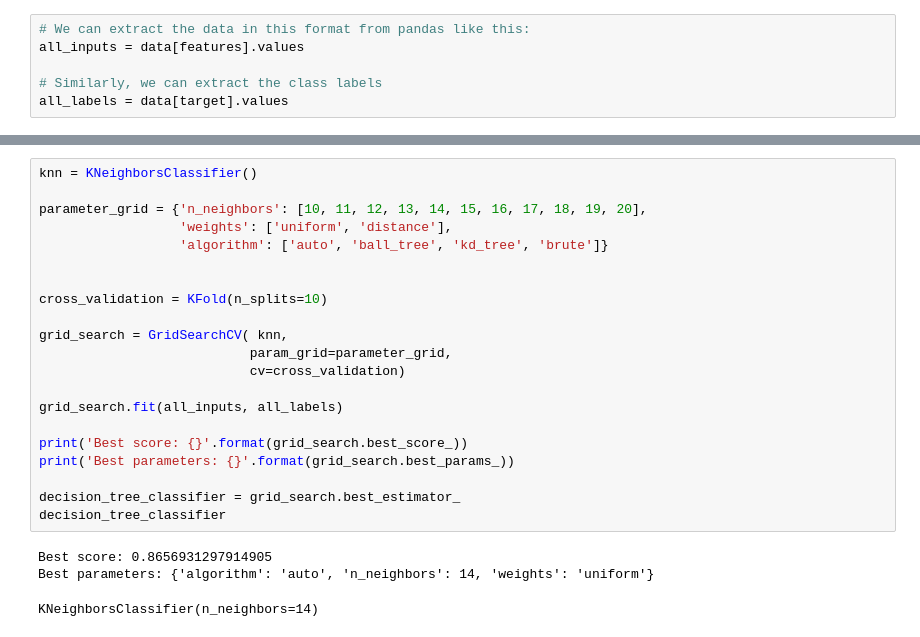
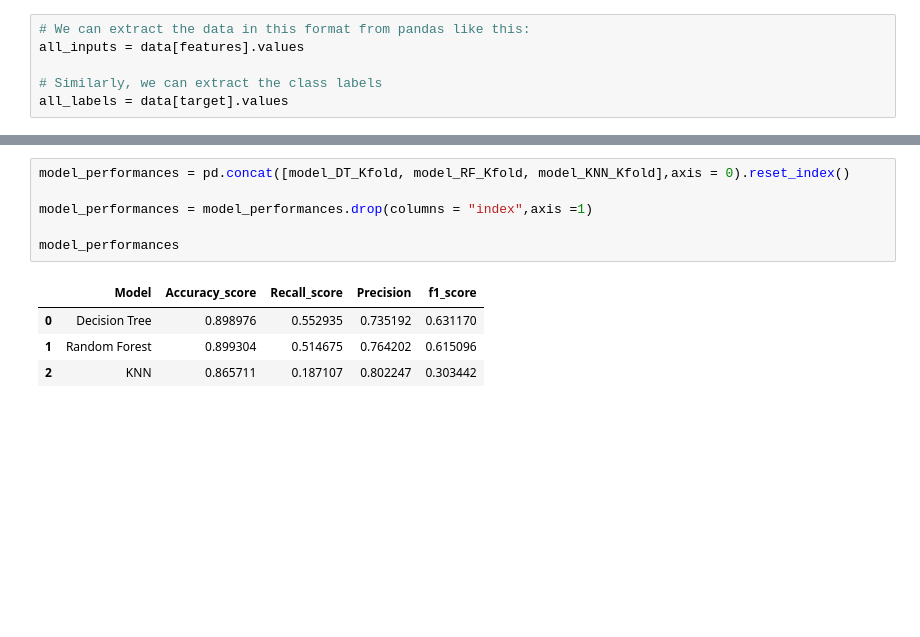
Before and after one commit to Joanaigs/Predict-Shopper-Behaviour-IA-Proj2, a Jupyter notebook: notebook.ipynb, the cells around one changed output, grey strips where cells are left out. Cells and saved outputs as stored; diff of their text form; blank space fills up the shorter version.

```diff
--- a/notebook.ipynb
+++ b/notebook.ipynb
@@ -244,25 +358,11 @@ trainingRepetitions(KNeighborsClassifier(n_neighbors=14))
-# %%
-knn = KNeighborsClassifier()
-
-parameter_grid = {'n_neighbors': [10, 11, 12, 13, 14, 15, 16, 17, 18, 19, 20],
-                  'weights': ['uniform', 'distance'],
-                  'algorithm': ['auto', 'ball_tree', 'kd_tree', 'brute']}
-
-
-cross_validation = KFold(n_splits=10)
-
-grid_search = GridSearchCV( knn,
-                           param_grid=parameter_grid,
-                           cv=cross_validation)
-
-grid_search.fit(all_inputs, all_labels)
-
-print('Best score: {}'.format(grid_search.best_score_))
-print('Best parameters: {}'.format(grid_search.best_params_))
-
-decision_tree_classifier = grid_search.best_estimator_
-decision_tree_classifier
-# %% [output]
-Best score: 0.8656931297914905
-Best parameters: {'algorithm': 'auto', 'n_neighbors': 14, 'weights': 'uniform'}
-KNeighborsClassifier(n_neighbors=14)
+# %%
+model_performances = pd.concat([model_DT_Kfold, model_RF_Kfold, model_KNN_Kfold],axis = 0).reset_index()
+
+model_performances = model_performances.drop(columns = "index",axis =1)
+
+model_performances
+# %% [output]
+|  | Model | Accuracy_score | Recall_score | Precision | f1_score |
+| 0 | Decision Tree | 0.898976 | 0.552935 | 0.735192 | 0.631170 |
+| 1 | Random Forest | 0.899304 | 0.514675 | 0.764202 | 0.615096 |
+| 2 | KNN | 0.865711 | 0.187107 | 0.802247 | 0.303442 |
```
Also changed, not shown: parts of 24 cells of this notebook, 3 other files.
